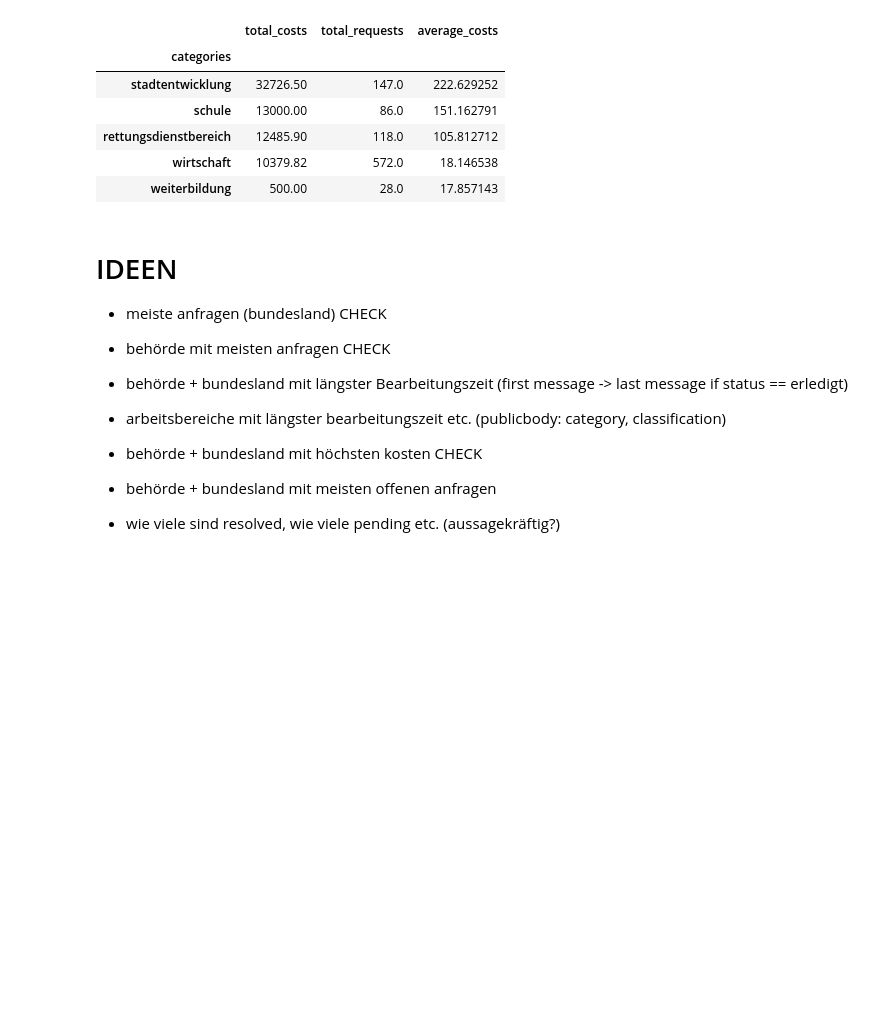
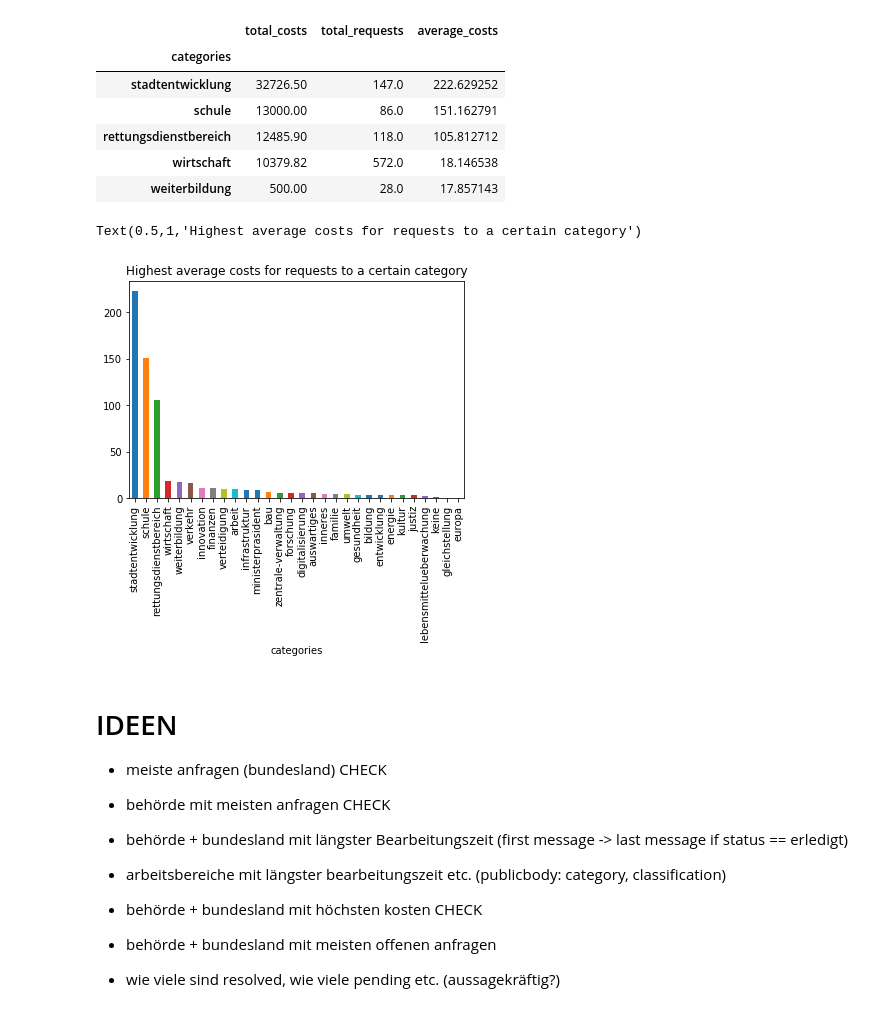
Before and after one commit to chaseinstead/fdsstat, a Jupyter notebook: fds_first_stats.ipynb, the cells around one changed output. Cells and saved outputs as stored; diff of their text form; code cells hidden in the pictures; blank space fills up the shorter version.

```diff
--- a/fds_first_stats.ipynb
+++ b/fds_first_stats.ipynb
@@ -281,6 +290,14 @@ cost_of_cats.head()
 | rettungsdienstbereich | 12485.90 | 118.0 | 105.812712 |
 | wirtschaft | 10379.82 | 572.0 | 18.146538 |
 | weiterbildung | 500.00 | 28.0 | 17.857143 |
+# %%
+plot_cats = cost_of_cats["average_costs"].head(30)
+
+plot_cats.plot(kind="bar")
+plt.title("Highest average costs for requests to a certain category")
+# %% [output]
+Text(0.5,1,'Highest average costs for requests to a certain category')
+[figure, added]
 # %% [markdown]
 # IDEEN
 - meiste anfragen (bundesland) CHECK
```
Also changed, not shown: parts of 2 cells of this notebook, 3 other files.
